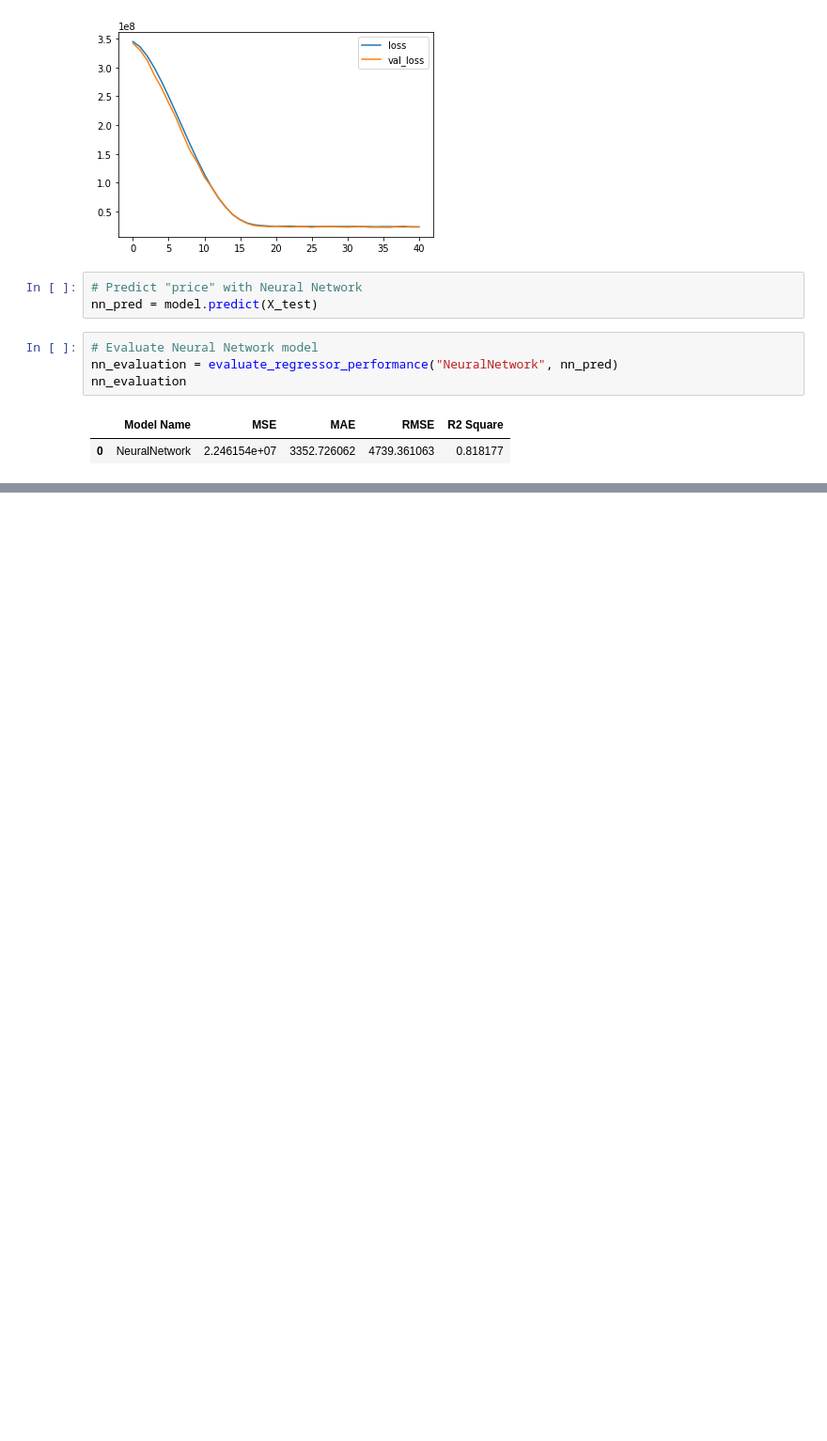
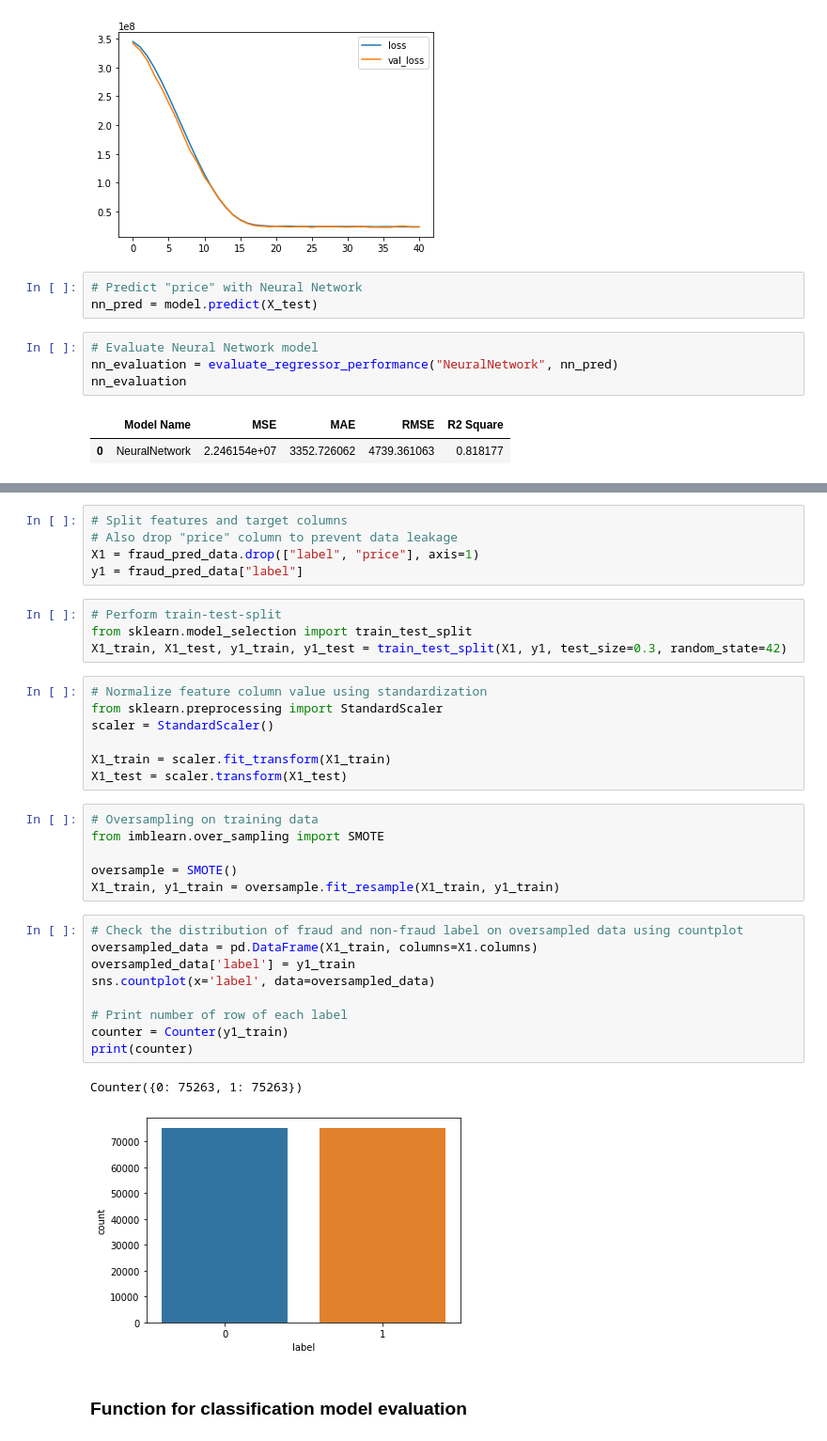
Before and after one commit to danielfsimangunsong/craiglist-sales-prediction, a Jupyter notebook: Craiglist_Sales_Prediction.ipynb, the cells around one changed output, grey strips where cells are left out. Shown: that part at 94% size. Saved outputs shown, nothing was run; the diff lists cells and outputs as text; blank space fills up the shorter version.

```diff
--- a/Craiglist_Sales_Prediction.ipynb
+++ b/Craiglist_Sales_Prediction.ipynb
@@ -522,0 +549,36 @@ nn_evaluation
+# %%
+# Split features and target columns
+# Also drop "price" column to prevent data leakage
+X1 = fraud_pred_data.drop(["label", "price"], axis=1)
+y1 = fraud_pred_data["label"]
+# %%
+# Perform train-test-split
+from sklearn.model_selection import train_test_split
+X1_train, X1_test, y1_train, y1_test = train_test_split(X1, y1, test_size=0.3, random_state=42)
+# %%
+# Normalize feature column value using standardization
+from sklearn.preprocessing import StandardScaler
+scaler = StandardScaler()
+
+X1_train = scaler.fit_transform(X1_train)
+X1_test = scaler.transform(X1_test)
+# %%
+# Oversampling on training data
+from imblearn.over_sampling import SMOTE
+
+oversample = SMOTE()
+X1_train, y1_train = oversample.fit_resample(X1_train, y1_train)
+# %%
+# Check the distribution of fraud and non-fraud label on oversampled data using countplot
+oversampled_data = pd.DataFrame(X1_train, columns=X1.columns)
+oversampled_data['label'] = y1_train
+sns.countplot(x='label', data=oversampled_data)
+
+# Print number of row of each label
+counter = Counter(y1_train)
+print(counter)
+# %% [output]
+Counter({0: 75263, 1: 75263})
+[figure, added]
+# %% [markdown]
+### Function for classification model evaluation
```
Also changed, not shown: parts of 12 cells of this notebook.
